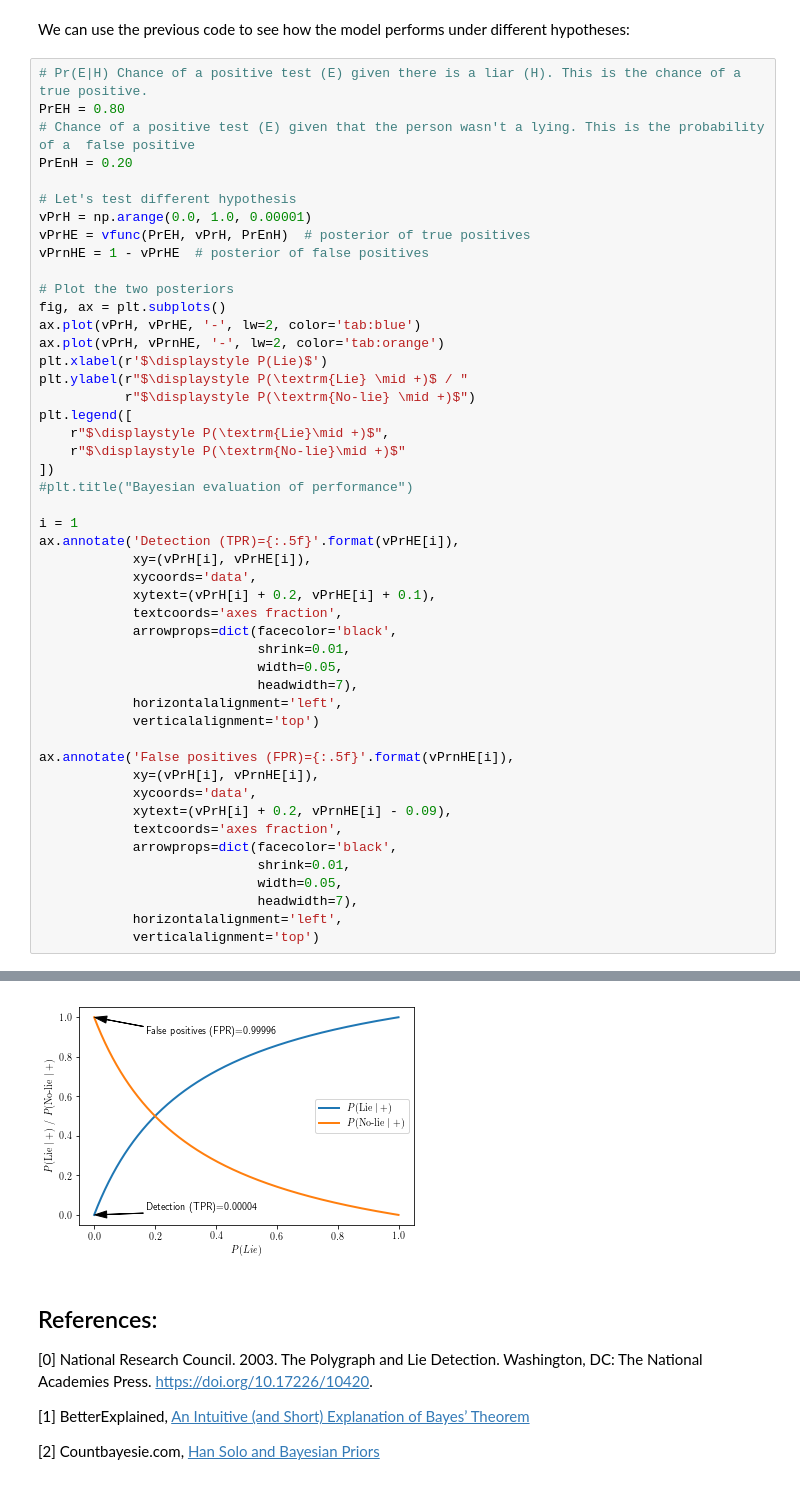
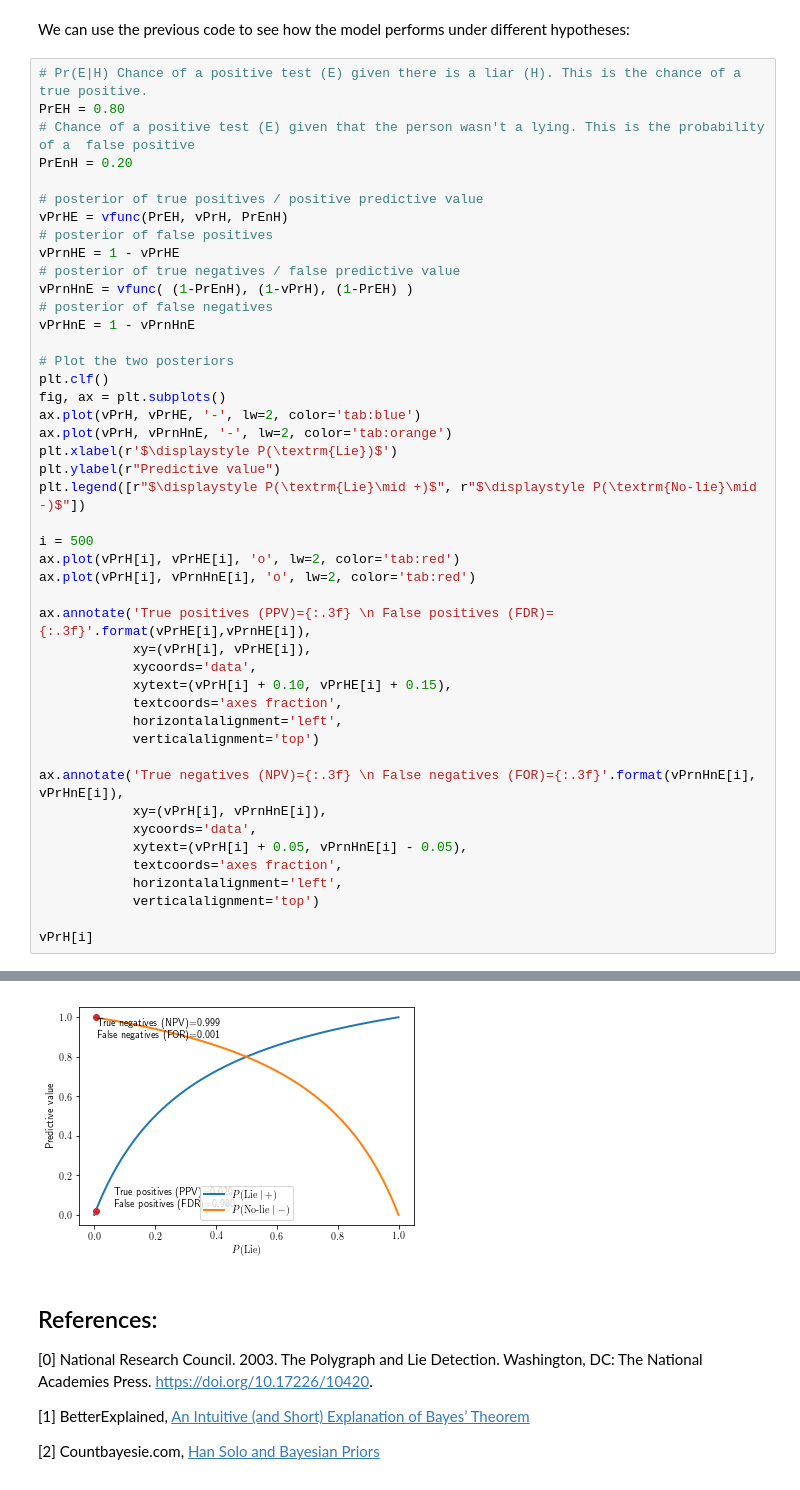
Before and after one commit to javism/bayesian-performance, a Jupyter notebook: bayesian-analysis.ipynb, the cells around one changed output, grey strips where cells are left out. Drawn from its saved outputs; the diff is of its cells as text.

```diff
--- a/bayesian-analysis.ipynb
+++ b/bayesian-analysis.ipynb
@@ -179,46 +223,43 @@ PrEH = 0.80
 # Chance of a positive test (E) given that the person wasn't a lying. This is the probability of a  false positive
 PrEnH = 0.20
 
-# Let's test different hypothesis
-vPrH = np.arange(0.0, 1.0, 0.00001)
-vPrHE = vfunc(PrEH, vPrH, PrEnH)  # posterior of true positives
-vPrnHE = 1 - vPrHE  # posterior of false positives
+# posterior of true positives / positive predictive value
+vPrHE = vfunc(PrEH, vPrH, PrEnH)
+# posterior of false positives
+vPrnHE = 1 - vPrHE
+# posterior of true negatives / false predictive value
+vPrnHnE = vfunc( (1-PrEnH), (1-vPrH), (1-PrEH) )
+# posterior of false negatives
+vPrHnE = 1 - vPrnHnE
 
 # Plot the two posteriors
+plt.clf()
 fig, ax = plt.subplots()
 ax.plot(vPrH, vPrHE, '-', lw=2, color='tab:blue')
-ax.plot(vPrH, vPrnHE, '-', lw=2, color='tab:orange')
-plt.xlabel(r'$\displaystyle P(Lie)$')
-plt.ylabel(r"$\displaystyle P(\textrm{Lie} \mid +)$ / "
-           r"$\displaystyle P(\textrm{No-lie} \mid +)$")
-plt.legend([
-    r"$\displaystyle P(\textrm{Lie}\mid +)$",
-    r"$\displaystyle P(\textrm{No-lie}\mid +)$"
-])
-#plt.title("Bayesian evaluation of performance")
+ax.plot(vPrH, vPrnHnE, '-', lw=2, color='tab:orange')
+plt.xlabel(r'$\displaystyle P(\textrm{Lie})$')
+plt.ylabel(r"Predictive value")
+plt.legend([r"$\displaystyle P(\textrm{Lie}\mid +)$", r"$\displaystyle P(\textrm{No-lie}\mid -)$"])
 
-i = 1
-ax.annotate('Detection (TPR)={:.5f}'.format(vPrHE[i]),
+i = 500
+ax.plot(vPrH[i], vPrHE[i], 'o', lw=2, color='tab:red')
+ax.plot(vPrH[i], vPrnHnE[i], 'o', lw=2, color='tab:red')
+
+ax.annotate('True positives (PPV)={:.3f} \n False positives (FDR)={:.3f}'.format(vPrHE[i],vPrnHE[i]),
             xy=(vPrH[i], vPrHE[i]),
             xycoords='data',
-            xytext=(vPrH[i] + 0.2, vPrHE[i] + 0.1),
+            xytext=(vPrH[i] + 0.10, vPrHE[i] + 0.15),
             textcoords='axes fraction',
-            arrowprops=dict(facecolor='black',
-                            shrink=0.01,
-                            width=0.05,
-                            headwidth=7),
             horizontalalignment='left',
             verticalalignment='top')
 
-ax.annotate('False positives (FPR)={:.5f}'.format(vPrnHE[i]),
-            xy=(vPrH[i], vPrnHE[i]),
+ax.annotate('True negatives (NPV)={:.3f} \n False negatives (FOR)={:.3f}'.format(vPrnHnE[i], vPrHnE[i]),
+            xy=(vPrH[i], vPrnHnE[i]),
             xycoords='data',
-            xytext=(vPrH[i] + 0.2, vPrnHE[i] - 0.09),
+            xytext=(vPrH[i] + 0.05, vPrnHnE[i] - 0.05),
             textcoords='axes fraction',
-            arrowprops=dict(facecolor='black',
-                            shrink=0.01,
-                            width=0.05,
-                            headwidth=7),
             horizontalalignment='left',
             verticalalignment='top')
+
+vPrH[i]
 # %% [output]
@@ -226,4 +268,4 @@ Text(0.20001,0.90996,'False positives (FPR)=0.99996')
-[figure, old version]
+[figure, new version]
 # %% [markdown]
 ## References:
 [0] National Research Council. 2003. The Polygraph and Lie Detection. Washington, DC: The National Academies Press. https://doi.org/10.17226/10420.
```
Also changed, not shown: parts of 6 cells of this notebook.
